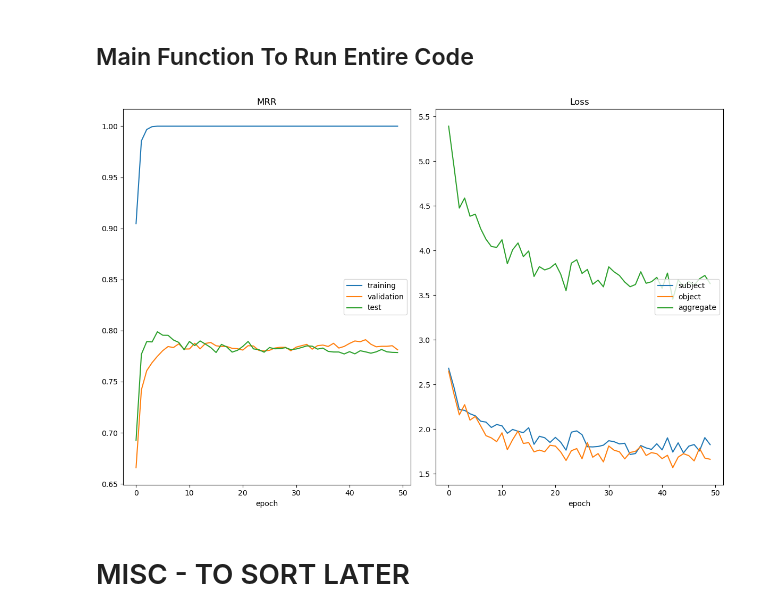
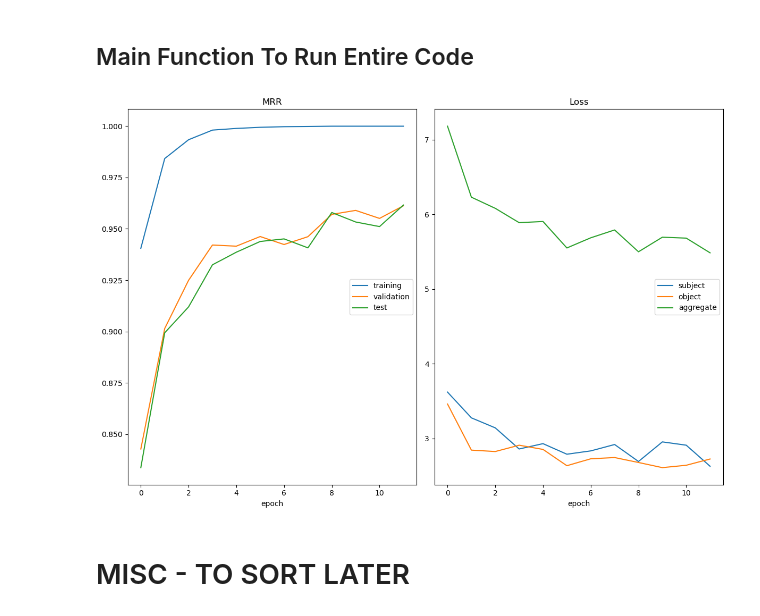
Before and after one commit to FlintyTub49/augmentation-diss, a Jupyter notebook: KGC_Metrics_Iterative.ipynb, the cells around one changed output. Drawn from its saved outputs; the diff is of its cells as text; code cells hidden in the pictures.

```diff
--- a/KGC_Metrics_Iterative.ipynb
+++ b/KGC_Metrics_Iterative.ipynb
@@ -469,24 +469,24 @@ def main(train_path, valid_path, test_path, img_path, mod = 'comp'):
 # %%
 all_logs = []
 primary = 'text_files/umls/'
 img_path = 'outputs/graphs/umls/'
 
-valid_path = primary + 'valid.tsv'
+valid_path = primary + 'dev.tsv'
 test_path = primary + 'test.tsv'
 
 for i in [10, 25, 50, 100, 150, 200]:
     for j in ['gemma', 'gpt']:
-        train_path = primary + f'nations_{i}_{j}.tsv'
+        train_path = primary + f'umls_{i}_{j}.tsv'
         logs = main(train_path, valid_path, test_path, img_path = img_path, mod = 'comp')
 
         # Saving the logs for each iteration
         logs['Triples'] = f'{i}_{j}'
         all_logs.append(logs)
 
 logs_df = pd.DataFrame(all_logs)
 logs_df.to_csv('outputs/metrics/umls.csv', index = False)
 # %% [output]
-[figure, old version]
+[figure, new version]
 # %% [markdown]
 # MISC - TO SORT LATER
 # %%
```
Also changed, not shown: 13 other files.
